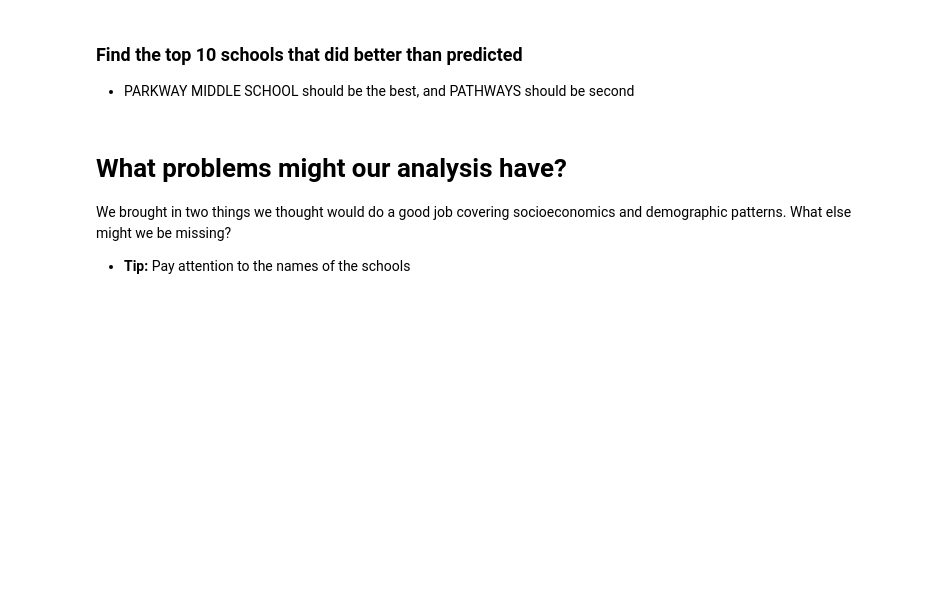
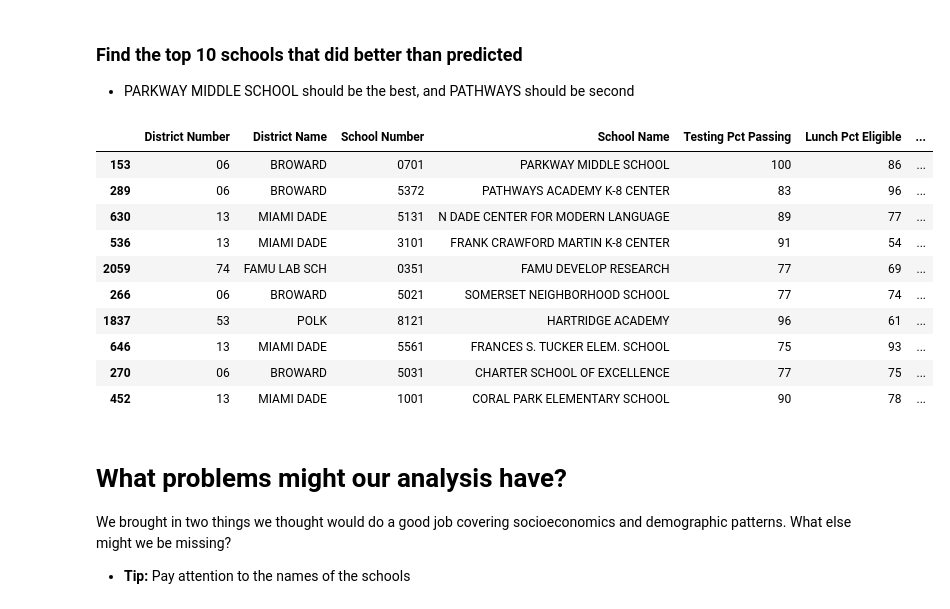
Before and after one commit to domhnallog/class_col_algorithms, a Jupyter notebook: 03-homework/03-homework-extracredit-fl-schools_noClean-odonnchadha.ipynb, the cells around one changed output. Cells and saved outputs as stored; diff of their text form; code cells hidden in the pictures; blank space fills up the shorter version.

```diff
--- a/03-homework/03-homework-extracredit-fl-schools_noClean-odonnchadha.ipynb
+++ b/03-homework/03-homework-extracredit-fl-schools_noClean-odonnchadha.ipynb
@@ -196,6 +287,20 @@ If we're being stats-y, this is called **the residual**. Save it into a new colu
 ### Find the top 10 schools that did better than predicted
 
 * PARKWAY MIDDLE SCHOOL should be the best, and PATHWAYS should be second
+# %%
+merge_df.sort_values('Residual', ascending=False).head(10)
+# %% [output]
+|  | District Number | District Name | School Number | School Name | Testing Pct Passing | Lunch Pct Eligible | ... |
+| 153 | 06 | BROWARD | 0701 | PARKWAY MIDDLE SCHOOL | 100 | 86 | ... |
+| 289 | 06 | BROWARD | 5372 | PATHWAYS ACADEMY K-8 CENTER | 83 | 96 | ... |
+| 630 | 13 | MIAMI DADE | 5131 | N DADE CENTER FOR MODERN LANGUAGE | 89 | 77 | ... |
+| 536 | 13 | MIAMI DADE | 3101 | FRANK CRAWFORD MARTIN K-8 CENTER | 91 | 54 | ... |
+| 2059 | 74 | FAMU LAB SCH | 0351 | FAMU DEVELOP RESEARCH | 77 | 69 | ... |
+| 266 | 06 | BROWARD | 5021 | SOMERSET NEIGHBORHOOD SCHOOL | 77 | 74 | ... |
+| 1837 | 53 | POLK | 8121 | HARTRIDGE ACADEMY | 96 | 61 | ... |
+| 646 | 13 | MIAMI DADE | 5561 | FRANCES S. TUCKER ELEM. SCHOOL | 75 | 93 | ... |
+| 270 | 06 | BROWARD | 5031 | CHARTER SCHOOL OF EXCELLENCE | 77 | 75 | ... |
+| 452 | 13 | MIAMI DADE | 1001 | CORAL PARK ELEMENTARY SCHOOL | 90 | 78 | ... |
 # %% [markdown]
 # What problems might our analysis have?
 
```
Also changed, not shown: parts of 8 cells of this notebook, 1 other file.
